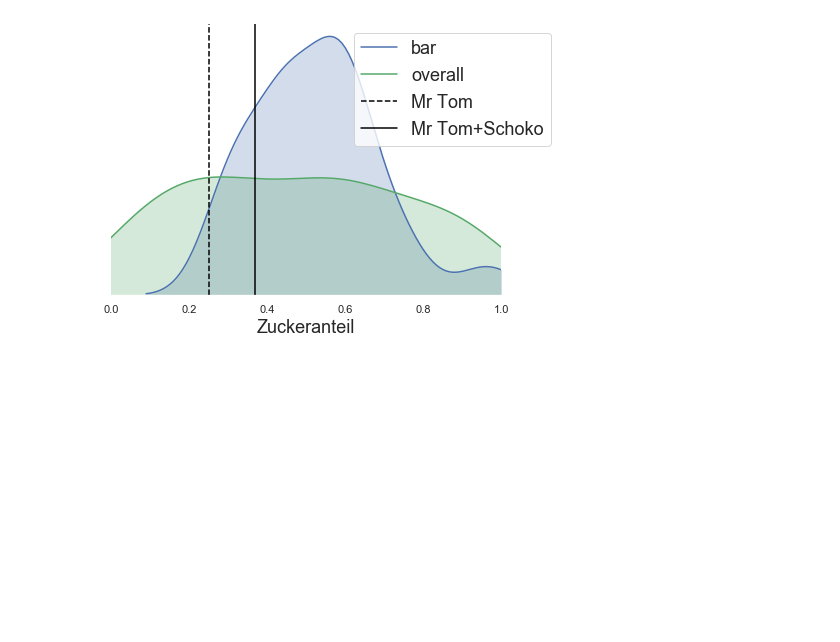
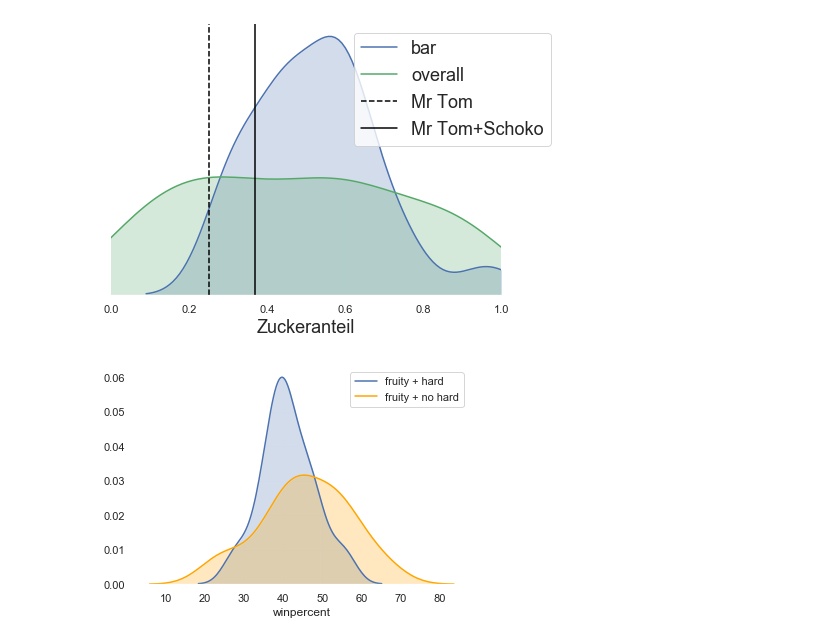
Before and after one commit to rean6690/Case-Study, a Jupyter notebook: case_study_final.ipynb, the cells around one changed output. Drawn from its saved outputs; the diff is of its cells as text; code cells hidden in the pictures; blank space fills up the shorter version.

```diff
--- a/case_study_final.ipynb
+++ b/case_study_final.ipynb
@@ -376,3 +378,12 @@ plt.show()
 mean sugarpercent for bars: 0.5277142742857143
 mean sugarpercent overall : 0.4786470514588237
 [figure]
+# %%
+candy_fruity = candy[candy["fruity"]==1]
+candy_fruity_hard = candy_fruity[candy_fruity["hard"]==1]
+candy_fruity_no_hard = candy_fruity[candy_fruity["hard"]==0]
+
+ax1 = sns.distplot(candy_fruity_hard["winpercent"], label="fruity + hard",hist=False, color = "b",kde_kws={"shade": True}, hist_kws=dict(alpha=0))
+ax2 = sns.distplot(candy_fruity_no_hard["winpercent"], label="fruity + no hard",hist=False, color = "orange", kde_kws={"shade": True}, hist_kws=dict(alpha=0))
+# %% [output]
+[figure, added]
```
Also changed, not shown: parts of 6 cells of this notebook.
